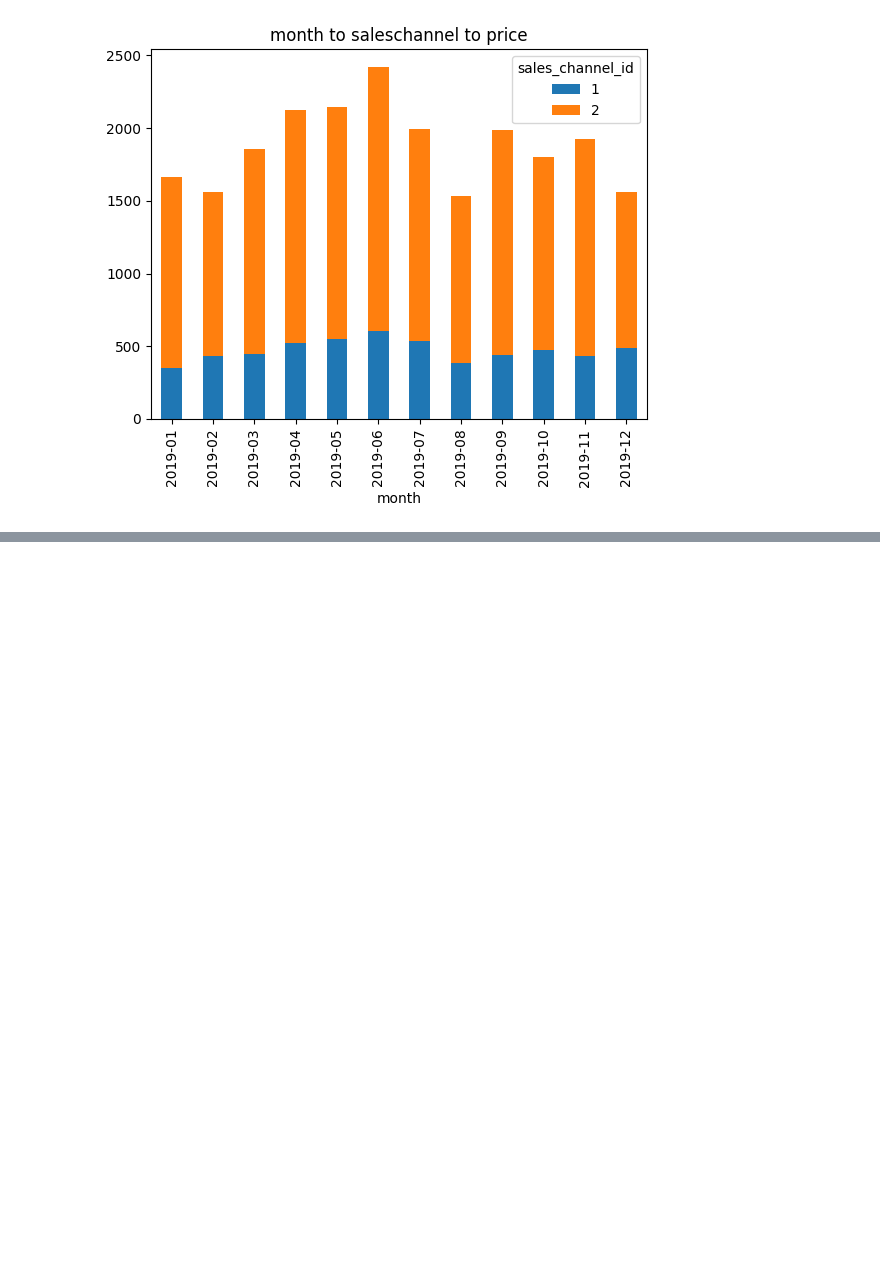
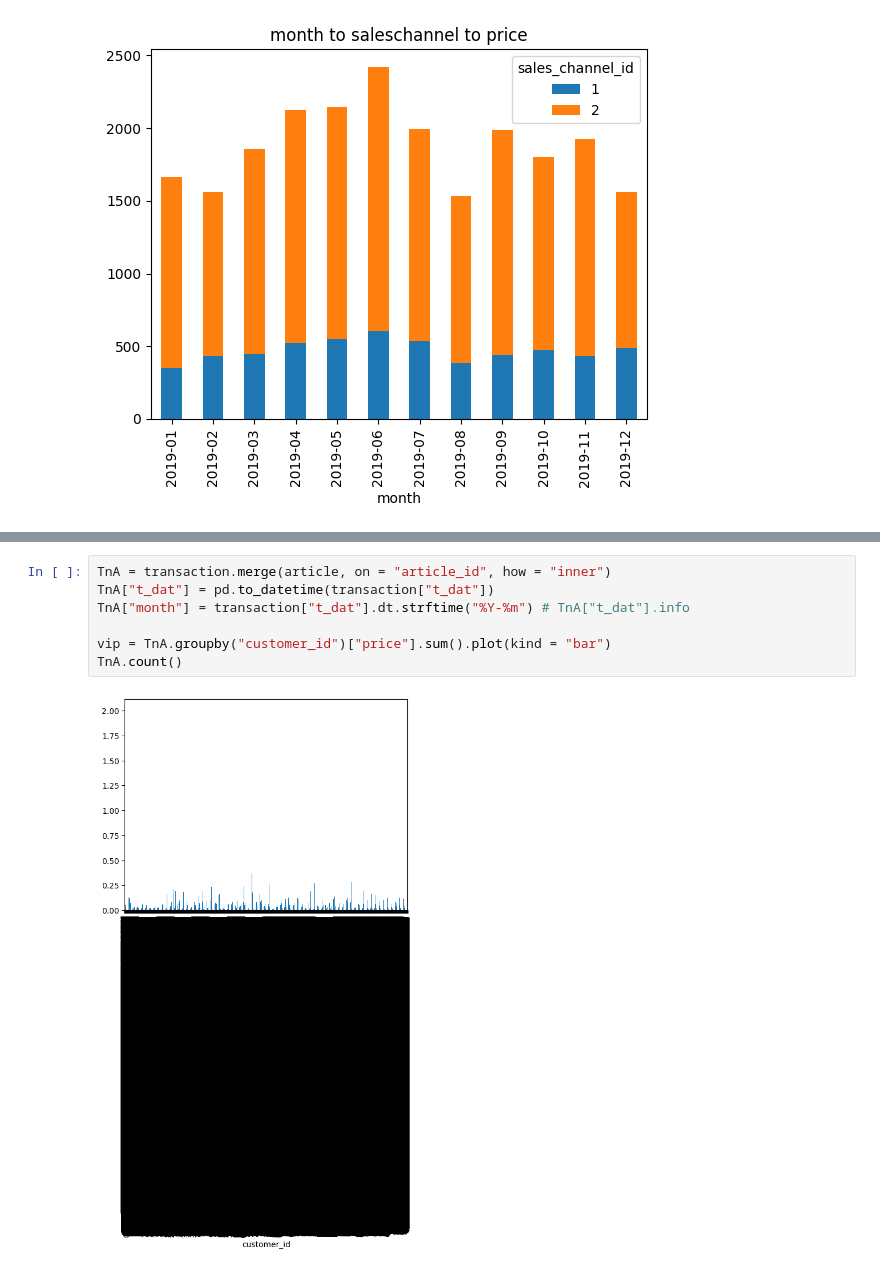
Before and after one commit to Be4hape/10th, a Jupyter notebook: project_cusmos/test1.ipynb, the cells around one changed output, grey strips where cells are left out. Drawn from its saved outputs; the diff is of its cells as text; blank space fills up the shorter version.

```diff
--- a/project_cusmos/test1.ipynb
+++ b/project_cusmos/test1.ipynb
@@ -158,2 +158,11 @@ plt.show()
 [figure]
 [figure]
+# %%
+TnA = transaction.merge(article, on = "article_id", how = "inner")
+TnA["t_dat"] = pd.to_datetime(transaction["t_dat"])
+TnA["month"] = transaction["t_dat"].dt.strftime("%Y-%m") # TnA["t_dat"].info
+
+vip = TnA.groupby("customer_id")["price"].sum().plot(kind = "bar")
+TnA.count()
+# %% [output]
+[figure, added]
```
Also changed, not shown: parts of 2 cells of this notebook, 1 other file.
